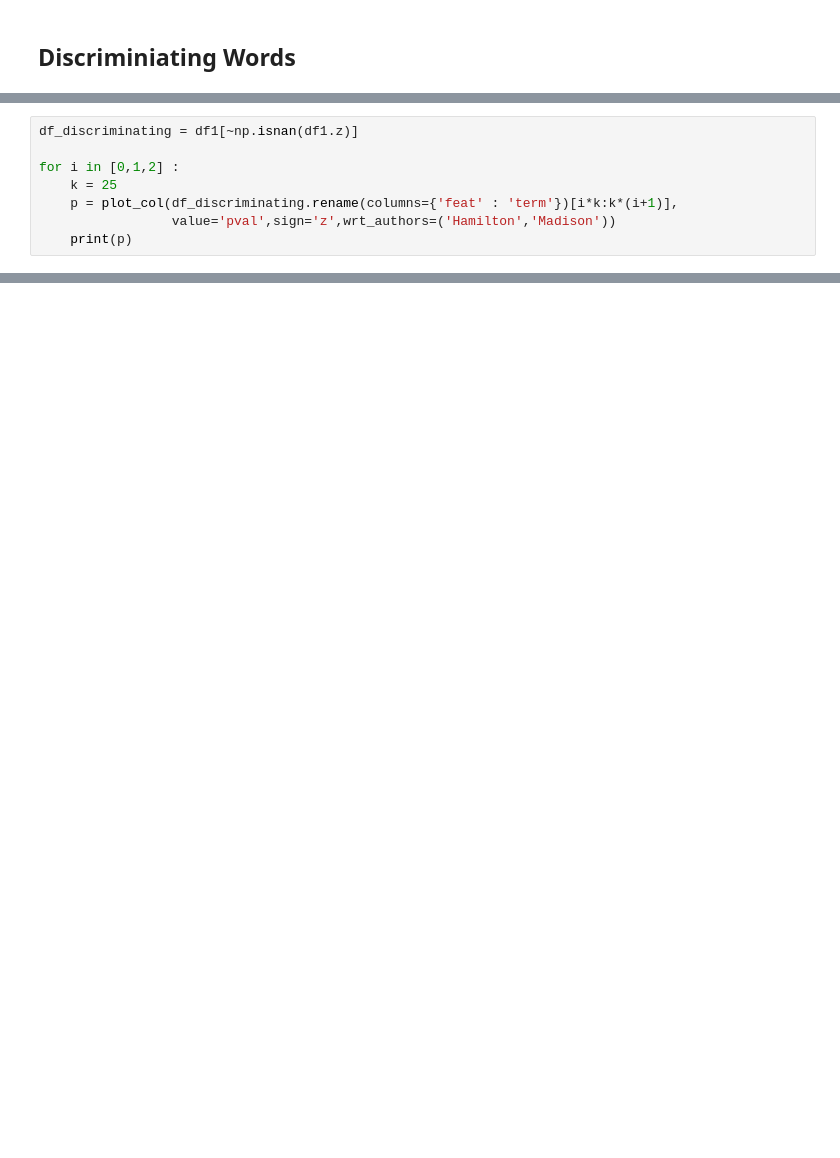
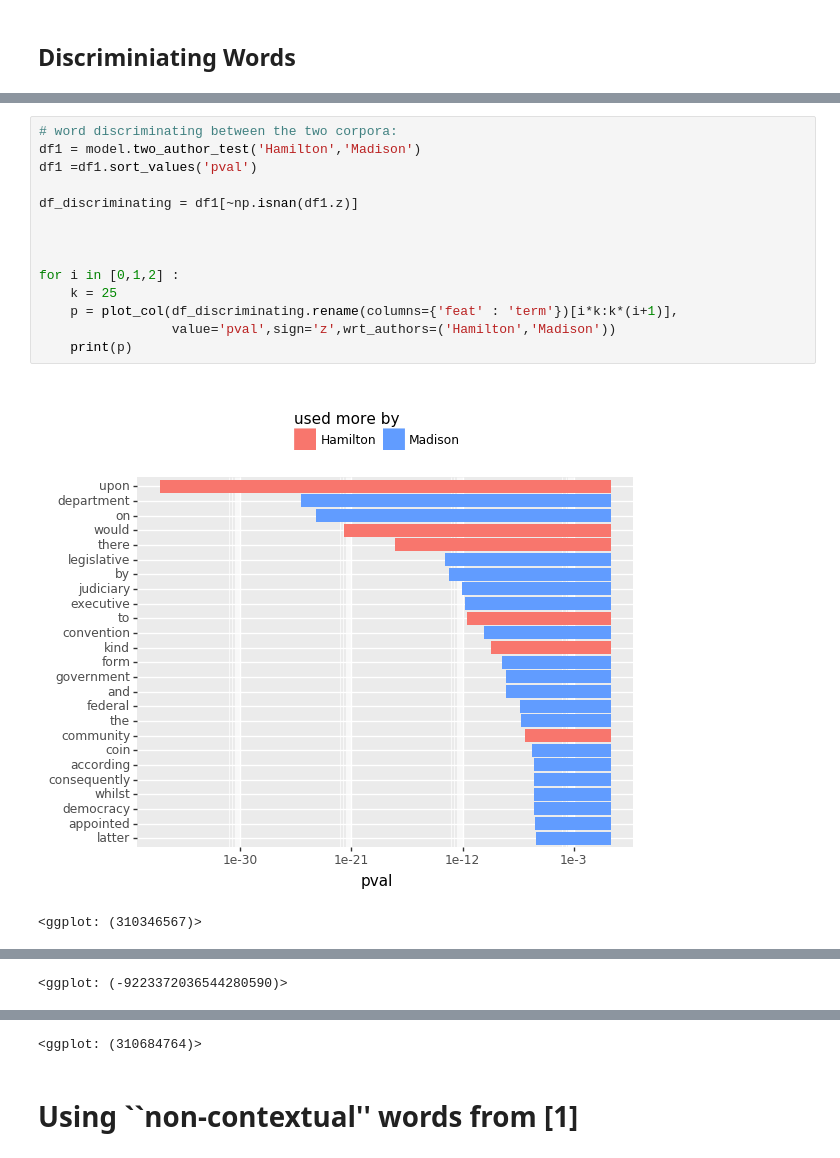
Before and after one commit to alonkipnis/AuthAttLib, a Jupyter notebook: Examples/Authorship_in_the_Federalist.ipynb, the cells around one changed output, grey strips where cells are left out. Cells and saved outputs as stored; diff of their text form; blank space fills up the shorter version.

```diff
--- a/Examples/Authorship_in_the_Federalist.ipynb
+++ b/Examples/Authorship_in_the_Federalist.ipynb
@@ -93,8 +119,17 @@ df1 = model.two_author_test('Hamilton','Madison',stbl=False)
 # %%
+# word discriminating between the two corpora:
+df1 = model.two_author_test('Hamilton','Madison')
+df1 =df1.sort_values('pval')
+
 df_discriminating = df1[~np.isnan(df1.z)]
+
+
 
 for i in [0,1,2] :
     k = 25
     p = plot_col(df_discriminating.rename(columns={'feat' : 'term'})[i*k:k*(i+1)],
                  value='pval',sign='z',wrt_authors=('Hamilton','Madison'))
     print(p)
+# %% [output]
+[figure, added]
+<ggplot: (310346567)>
@@ -100,0 +137 @@ for i in [0,1,2] :
+<ggplot: (-9223372036544280590)>
@@ -100,0 +139,3 @@ for i in [0,1,2] :
+<ggplot: (310684764)>
+# %% [markdown]
+<H1> Using ``non-contextual'' words from [1]</H1>
```
Also changed, not shown: parts of 17 cells of this notebook, 1 other file.
